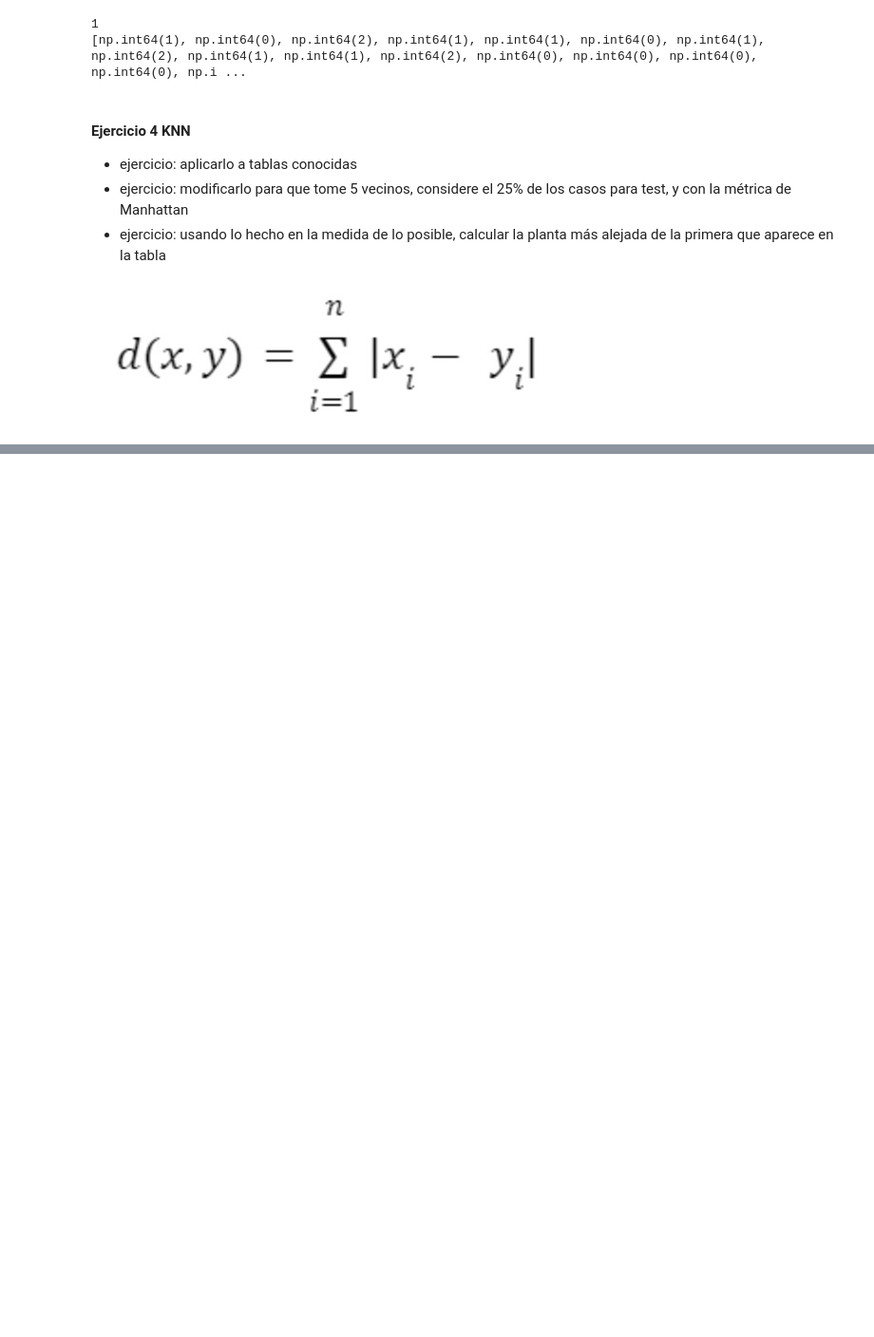
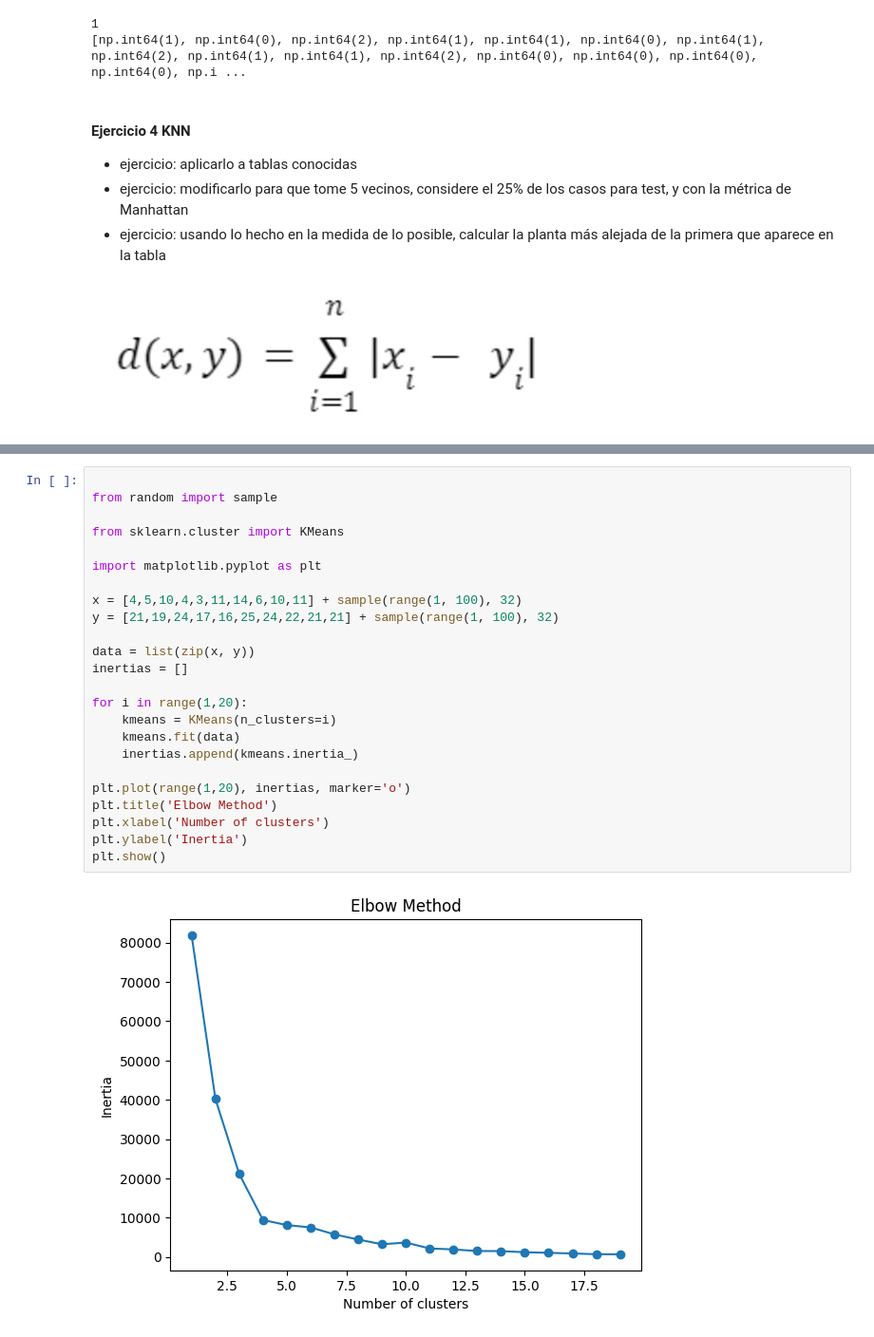
Before and after one commit to tadeogavensky/pr3-ej-clustering, a Jupyter notebook: clustering_knn_kmeans.ipynb, the cells around one changed output, grey strips where cells are left out. Shown at 95% size. Saved outputs shown, nothing was run; the diff lists cells and outputs as text; blank space fills up the shorter version.

```diff
--- a/clustering.ipynb
+++ b/clustering_knn_kmeans.ipynb
@@ -492,0 +597,26 @@ np.int64(13)
+# %%
+
+from random import sample
+
+from sklearn.cluster import KMeans
+
+import matplotlib.pyplot as plt
+
+x = [4,5,10,4,3,11,14,6,10,11] + sample(range(1, 100), 32)
+y = [21,19,24,17,16,25,24,22,21,21] + sample(range(1, 100), 32)
+
+data = list(zip(x, y))
+inertias = []
+
+for i in range(1,20):
+    kmeans = KMeans(n_clusters=i)
+    kmeans.fit(data)
+    inertias.append(kmeans.inertia_)
+
+plt.plot(range(1,20), inertias, marker='o')
+plt.title('Elbow Method')
+plt.xlabel('Number of clusters')
+plt.ylabel('Inertia')
+plt.show()
+# %% [output]
+[figure, added]
```
Also changed, not shown: parts of 7 cells of this notebook, 3 other files.
